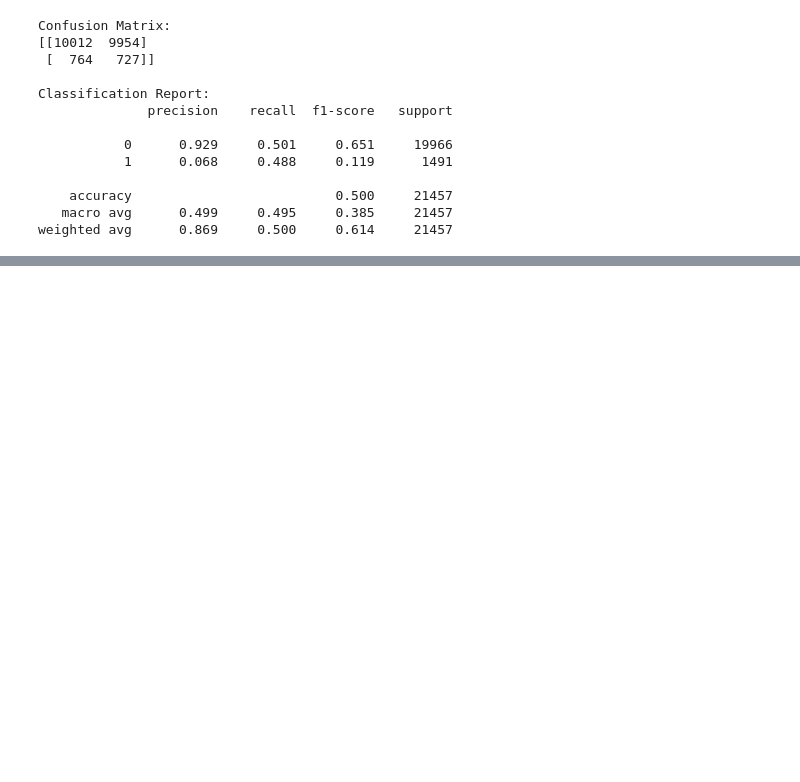
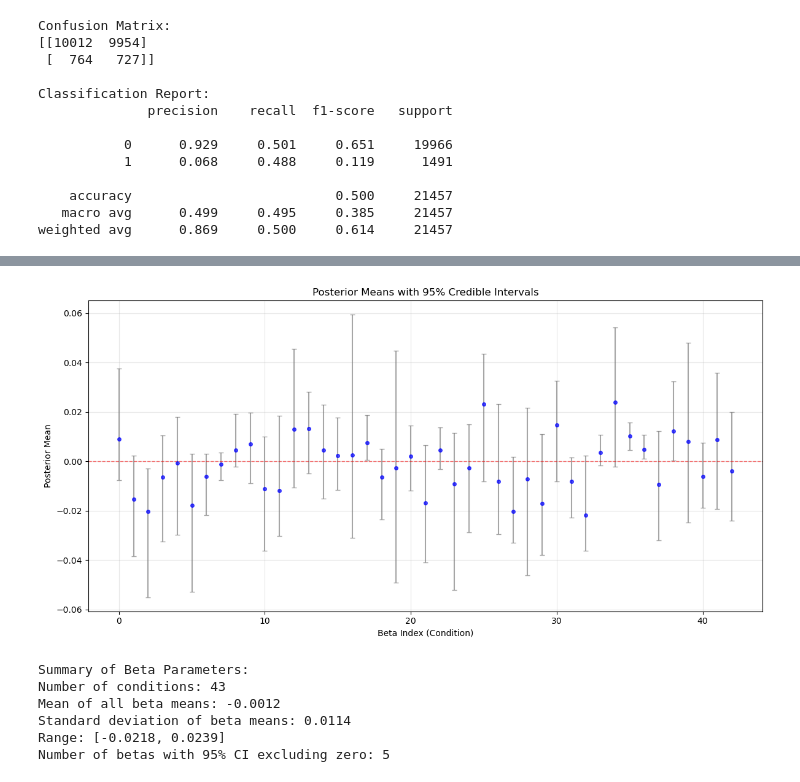
Before and after one commit to BernardoFL/PharmacyAlloc, a Jupyter notebook: model_analysis.ipynb, the cells around one changed output, grey strips where cells are left out. Saved outputs shown, nothing was run; the diff lists cells and outputs as text; code cells hidden in the pictures; blank space fills up the shorter version.

```diff
--- a/model_analysis.ipynb
+++ b/model_analysis.ipynb
@@ -720,0 +226,44 @@ plt.show()
+# %%
+num_betas = beta_samples.shape[1]
+
+# Compute posterior mean and 95% credible interval for each beta
+beta_means = np.mean(beta_samples, axis=0)
+beta_lower = np.percentile(beta_samples, 2.5, axis=0)
+beta_upper = np.percentile(beta_samples, 97.5, axis=0)
+
+# Compute error bars (always positive)
+yerr_lower = np.abs(beta_means - beta_lower)
+yerr_upper = np.abs(beta_upper - beta_means)
+yerr = np.vstack([yerr_lower, yerr_upper])
+
+# Plot posterior means with error bars
+plt.figure(figsize=(12, 6))
+plt.errorbar(range(num_betas), beta_means, yerr=yerr,
+             capsize=3, capthick=1, fmt='o', markersize=4,
+             color='blue', ecolor='gray', alpha=0.7)
+plt.axhline(y=0, color='red', linestyle='--', alpha=0.5, linewidth=1)
+plt.xlabel('Beta Index (Condition)')
+plt.ylabel('Posterior Mean')
+plt.title('Posterior Means with 95% Credible Intervals')
+plt.grid(True, alpha=0.3)
+plt.tight_layout()
+plt.show()
+
+# Print summary statistics
+print(f"\nSummary of Beta Parameters:")
+print(f"Number of conditions: {num_betas}")
+print(f"Mean of all beta means: {np.mean(beta_means):.4f}")
+print(f"Standard deviation of beta means: {np.std(beta_means):.4f}")
+print(f"Range: [{np.min(beta_means):.4f}, {np.max(beta_means):.4f}]")
+
+# Count how many betas have credible intervals that exclude zero
+excludes_zero = (beta_lower > 0) | (beta_upper < 0)
+print(f"Number of betas with 95% CI excluding zero: {np.sum(excludes_zero)}")
+# %% [output]
+[figure, added]
+Summary of Beta Parameters:
+Number of conditions: 43
+Mean of all beta means: -0.0012
+Standard deviation of beta means: 0.0114
+Range: [-0.0218, 0.0239]
+Number of betas with 95% CI excluding zero: 5
```
Also changed, not shown: parts of 7 cells of this notebook.
